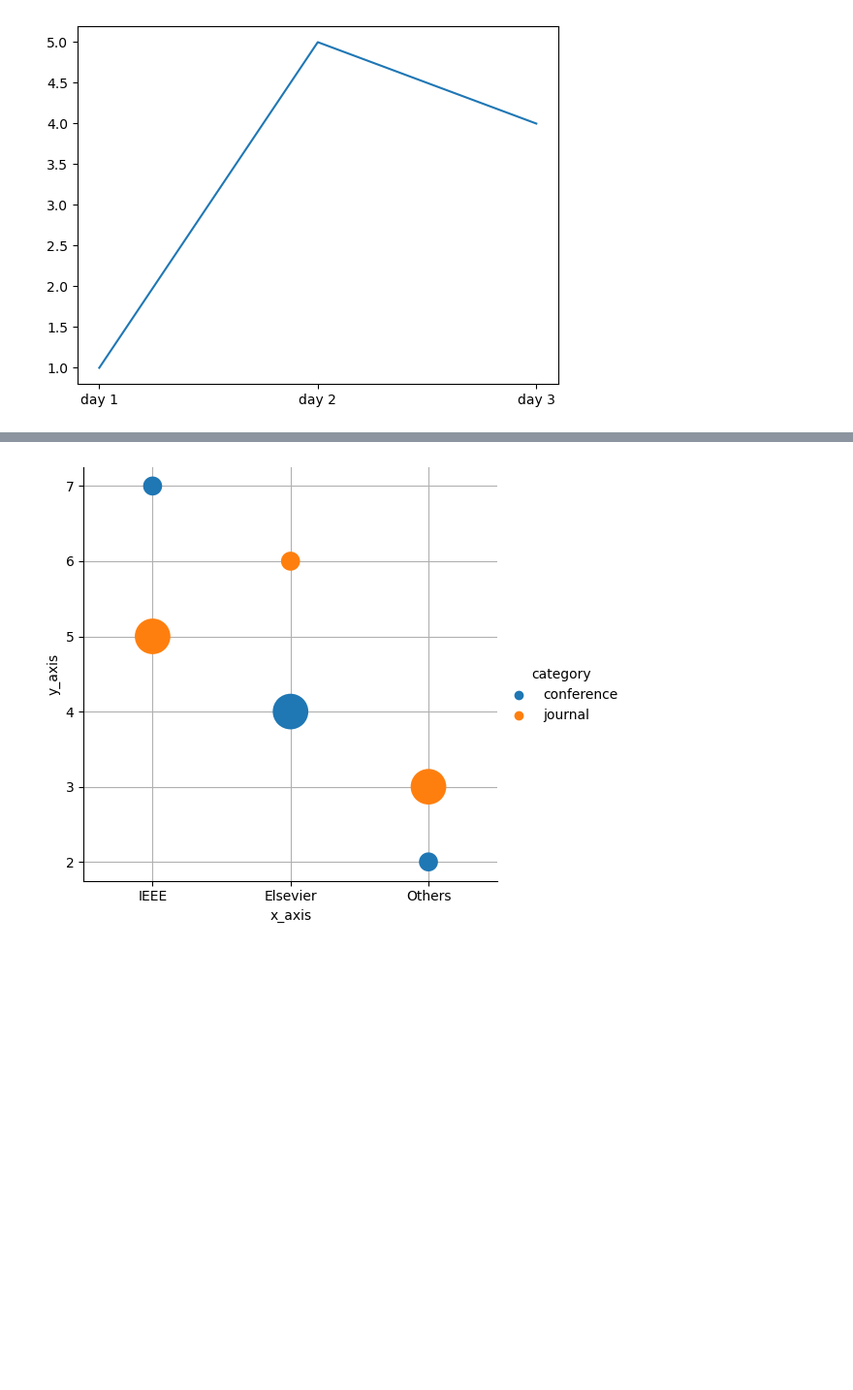
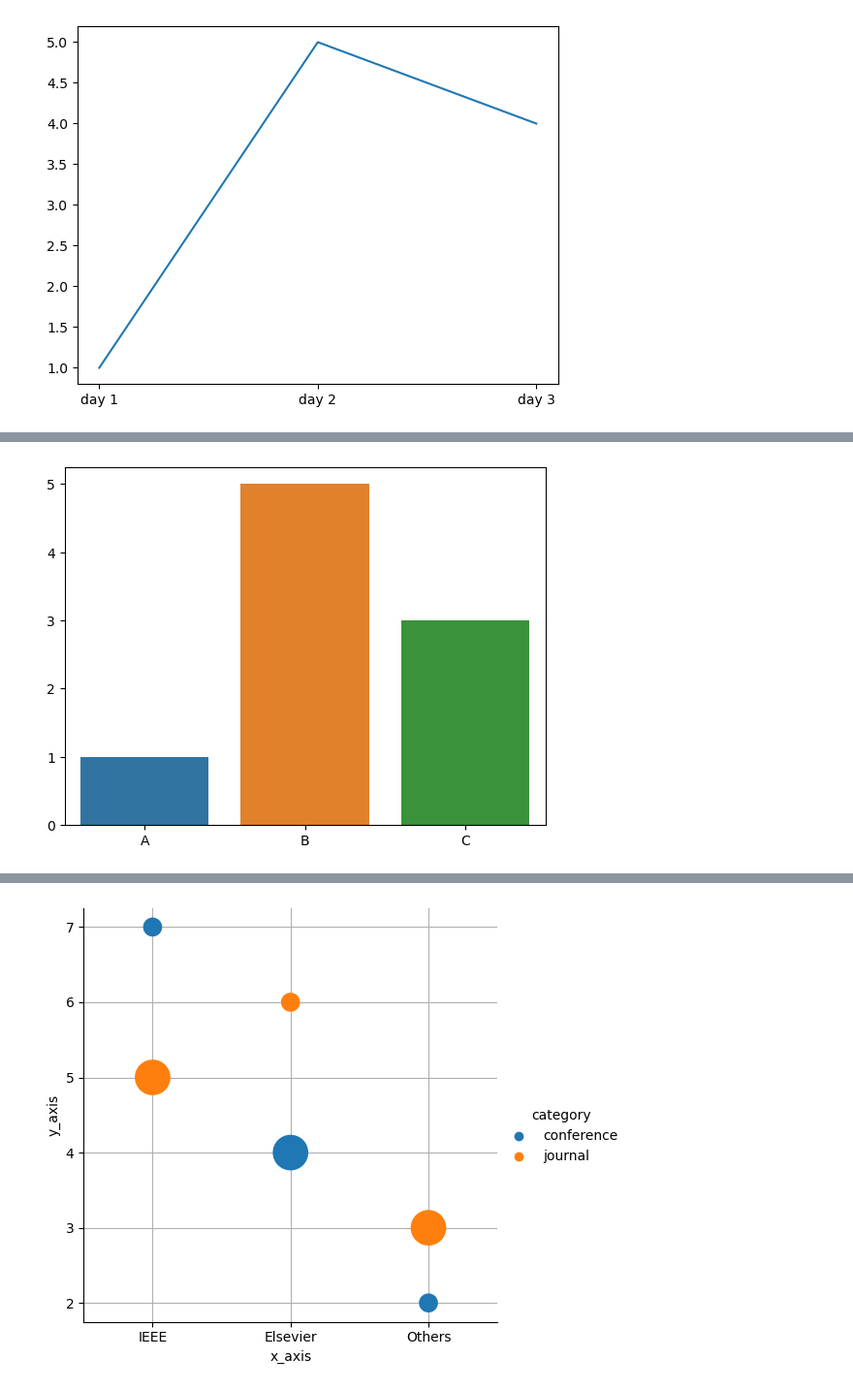
Before and after one commit to faeezeh/Visualization, a Jupyter notebook: Visualization.ipynb, the cells around one changed output, grey strips where cells are left out. Shown at 97% size. Drawn from its saved outputs; the diff is of its cells as text; code cells hidden in the pictures; blank space fills up the shorter version.

```diff
--- a/Visualization.ipynb
+++ b/Visualization.ipynb
@@ -130,0 +148,9 @@ plt.show()
+# %%
+import matplotlib.pyplot as plt
+import seaborn as sns
+x = ['A', 'B', 'C']
+y = [1, 5, 3]
+sns.barplot(y=y, x=x)
+plt.show()
+# %% [output]
+[figure, added]
```
Also changed, not shown: parts of 21 cells of this notebook.
